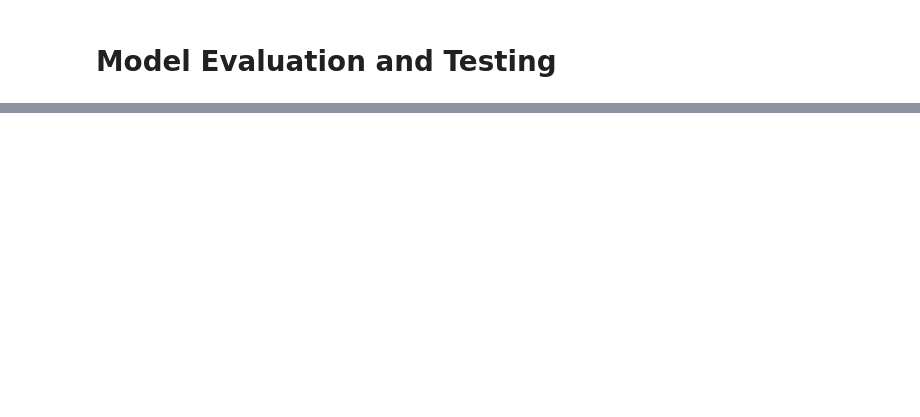
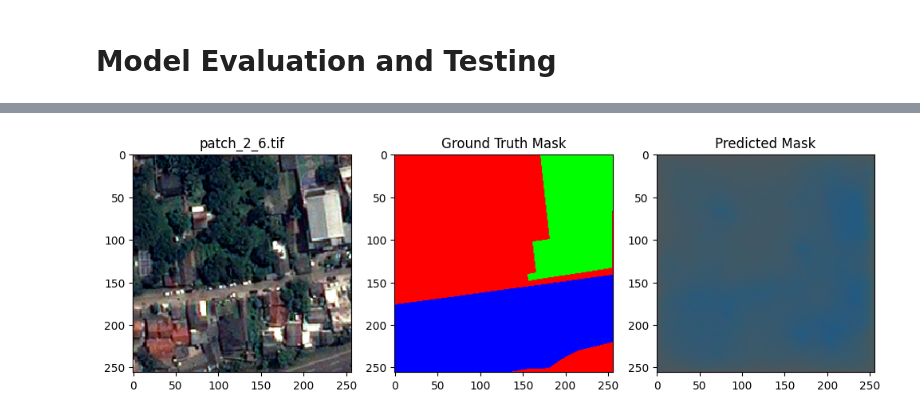
Before and after one commit to fajrunwm/geog0105, a Jupyter notebook: U_Net.ipynb, the cells around one changed output, grey strips where cells are left out. Drawn from its saved outputs; the diff is of its cells as text; code cells hidden in the pictures; blank space fills up the shorter version.

Commit message:
Update dataset and unet model (3 layer output)

```diff
--- a/U_Net.ipynb
+++ b/U_Net.ipynb
@@ -35,7 +35,7 @@ from tensorflow.keras.preprocessing.image import load_img, img_to_array  # Funct
 # %%
 # Function to load images and masks from directories
 def load_images_and_masks(image_dir, mask_dir, target_size=(256, 256)):
-    image_files = sorted([f for f in os.listdir(image_dir) if f.endswith('.png')])
+    image_files = sorted([f for f in os.listdir(image_dir) if f.endswith('.tif')])
     mask_files = sorted([f for f in os.listdir(mask_dir) if f.endswith('.png')])
 
     images = []
@@ -69,7 +70,7 @@ Number of masks: 5
 # %%
-# Verify File Existence
+# Verify File Existence (optional)
 # List files in directories
-image_files = [f for f in os.listdir(image_dir) if f.endswith('.png')]
+image_files = [f for f in os.listdir(image_dir) if f.endswith('.tif')]
 mask_files = [f for f in os.listdir(mask_dir) if f.endswith('.png')]
 
 # Print out the lists of files
@@ -160,7 +149,7 @@ IndexError: index 38 is out of bounds for axis 1 with size 3
 ## Model Building
 # %%
 # Function to build U-Net model
-def unet_model(input_size=(256, 256, 3)):
+def unet_model(input_size=(256, 256, 3), num_classes=3):
     inputs = Input(input_size)
     # Down-sampling path
     conv1 = Conv2D(64, 3, activation='relu', padding='same')(inputs)
@@ -203,11 +192,11 @@ def unet_model(input_size=(256, 256, 3)):
     conv9 = Conv2D(64, 3, activation='relu', padding='same')(up9)
     conv9 = Conv2D(64, 3, activation='relu', padding='same')(conv9)
 
-    conv10 = Conv2D(1, 1, activation='sigmoid')(conv9)
+    output_layer = Conv2D(num_classes, (1, 1), activation='softmax')(conv9)
 
-    model = Model(inputs=[inputs], outputs=[conv10])
+    model = Model(inputs=[inputs], outputs=[output_layer])
 
-    model.compile(optimizer='adam', loss='binary_crossentropy', metrics=['accuracy', iou])  # Compile the model
+    model.compile(optimizer='adam', loss='categorical_crossentropy', metrics=['accuracy', iou])  # Compile the model
 
     return model
 # %% [markdown]
@@ -348,7 +379,8 @@ plt.imshow(test_mask, cmap='gray')
 plt.title('Ground Truth Mask')
 
 plt.subplot(133)
-plt.imshow(predicted_mask, cmap='gray')
+plt.imshow(predicted_mask)
 plt.title('Predicted Mask')
 
 plt.show()
+# %% [output]
@@ -354,0 +392 @@ plt.show()
+[figure, added]
```
Also changed, not shown: parts of 19 cells of this notebook.
